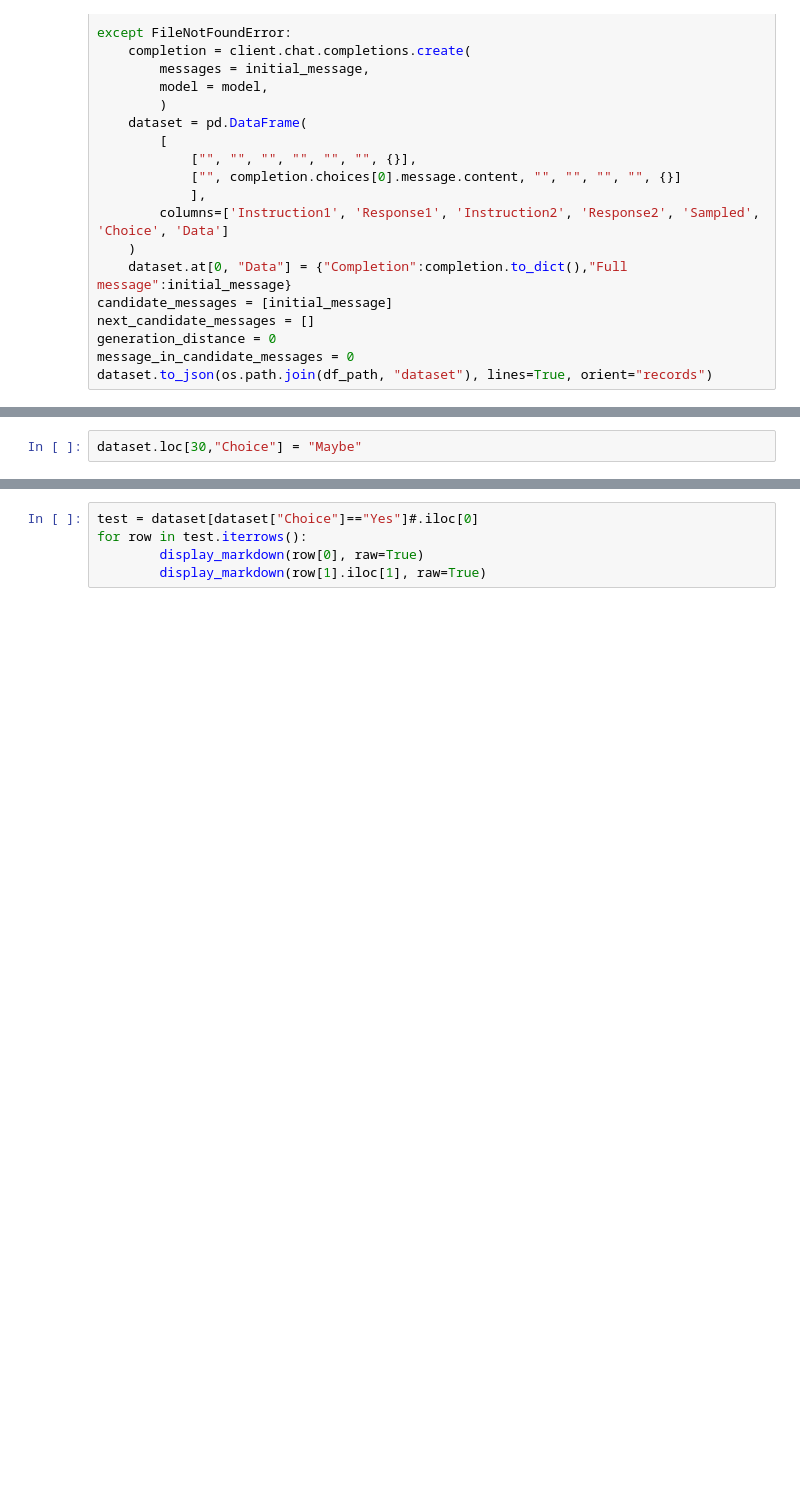
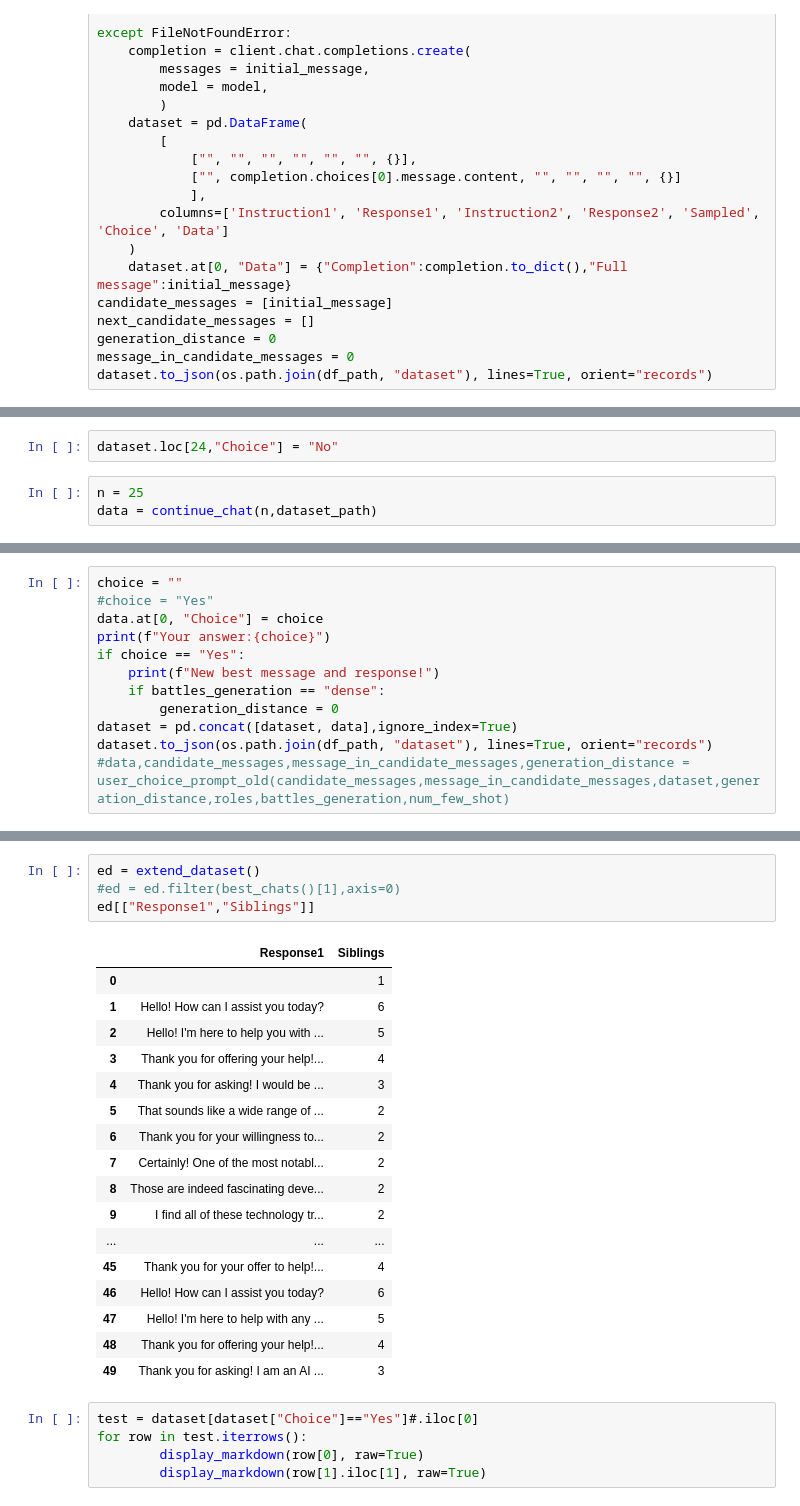
Before and after one commit to OpenAIRes/evals, a Jupyter notebook: examples/battle.ipynb, the cells around one changed output, grey strips where cells are left out. Saved outputs shown, nothing was run; the diff lists cells and outputs as text; blank space fills up the shorter version.

Commit message:
Choices deleted and some made again

```diff
--- a/examples/battle.ipynb
+++ b/examples/battle.ipynb
@@ -585,2 +114,0 @@ for text in test:
-# %%
-dataset.loc[30,"Choice"] = "Maybe"
@@ -586,0 +377,5 @@ dataset.loc[30,"Choice"] = "Maybe"
+# %%
+dataset.loc[24,"Choice"] = "No"
+# %%
+n = 25
+data = continue_chat(n,dataset_path)
@@ -586,0 +399,12 @@ dataset.loc[30,"Choice"] = "Maybe"
+# %%
+choice = ""
+#choice = "Yes"
+data.at[0, "Choice"] = choice
+print(f"Your answer:{choice}")
+if choice == "Yes":
+    print(f"New best message and response!")
+    if battles_generation == "dense":
+        generation_distance = 0
+dataset = pd.concat([dataset, data],ignore_index=True)
+dataset.to_json(os.path.join(df_path, "dataset"), lines=True, orient="records")
+#data,candidate_messages,message_in_candidate_messages,generation_distance = user_choice_prompt_old(candidate_messages,message_in_candidate_messages,dataset,generation_distance,roles,battles_generation,num_few_shot)
@@ -587,3 +528,25 @@ dataset.loc[30,"Choice"] = "Maybe"
+# %%
+ed = extend_dataset()
+#ed = ed.filter(best_chats()[1],axis=0)
+ed[["Response1","Siblings"]]
+# %% [output]
+|  | Response1 | Siblings |
+| 0 |  | 1 |
+| 1 | Hello! How can I assist you today? | 6 |
+| 2 | Hello! I'm here to help you with ... | 5 |
+| 3 | Thank you for offering your help!... | 4 |
+| 4 | Thank you for asking! I would be ... | 3 |
+| 5 | That sounds like a wide range of ... | 2 |
+| 6 | Thank you for your willingness to... | 2 |
+| 7 | Certainly! One of the most notabl... | 2 |
+| 8 | Those are indeed fascinating deve... | 2 |
+| 9 | I find all of these technology tr... | 2 |
+| ... | ... | ... |
+| 45 | Thank you for your offer to help!... | 4 |
+| 46 | Hello! How can I assist you today? | 6 |
+| 47 | Hello! I'm here to help with any ... | 5 |
+| 48 | Thank you for offering your help!... | 4 |
+| 49 | Thank you for asking! I am an AI ... | 3 |
 # %%
 test = dataset[dataset["Choice"]=="Yes"]#.iloc[0]
 for row in test.iterrows():
```
Also changed, not shown: parts of 52 cells of this notebook, 1 other file.
